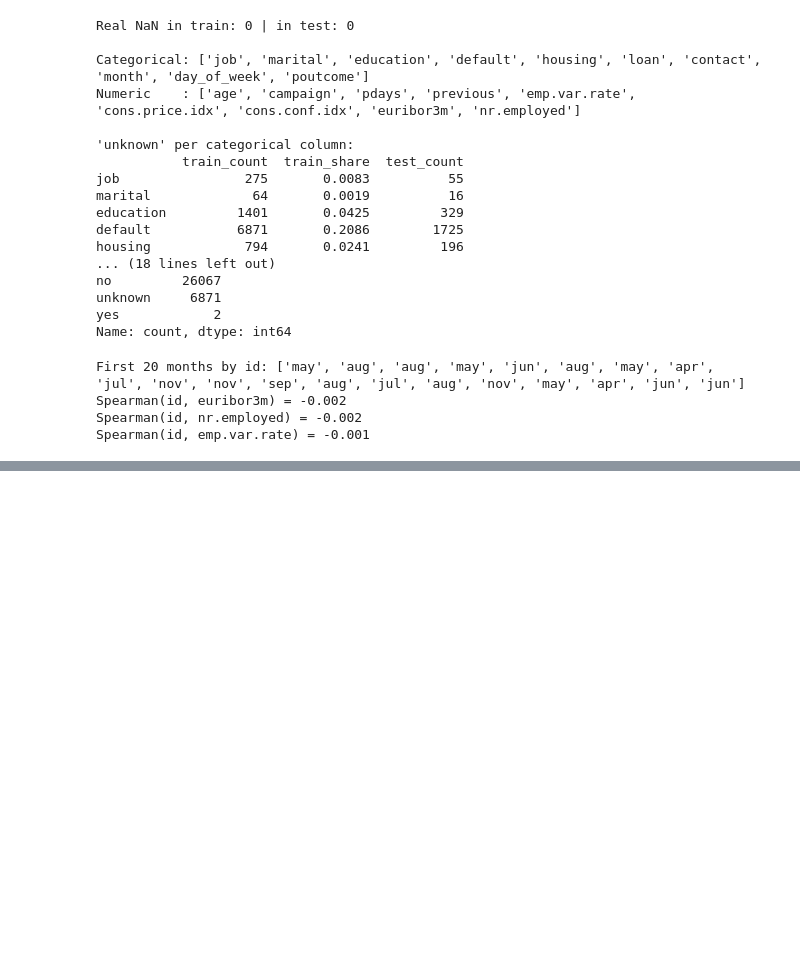
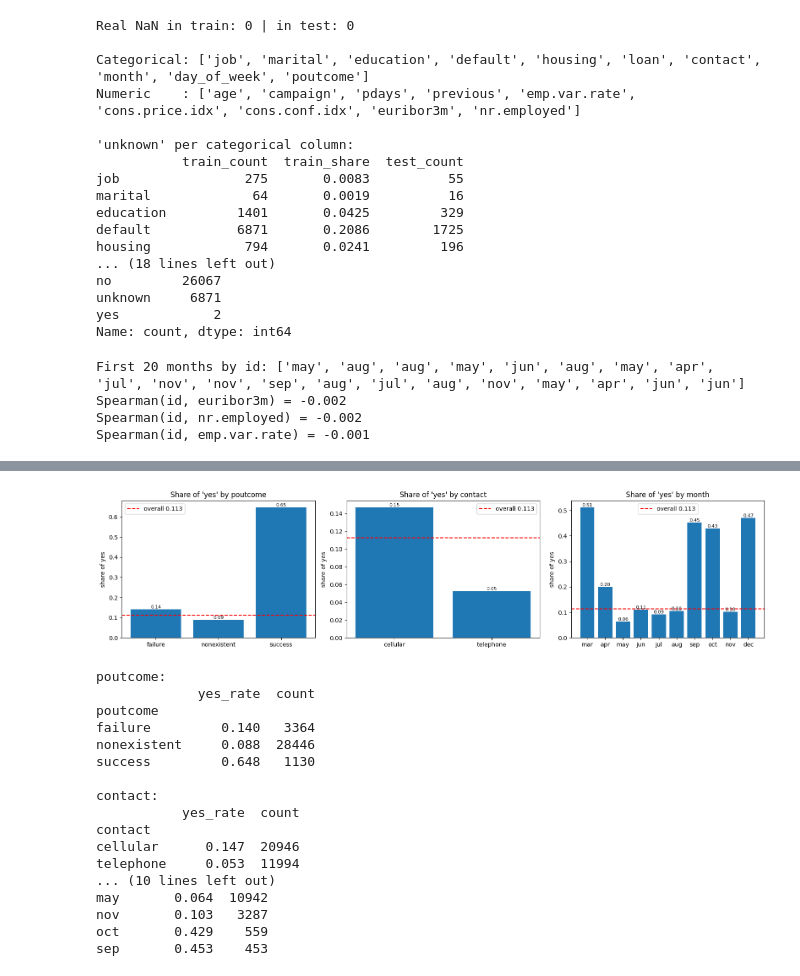
Before and after one commit to danieldiaz-smakov/smakov_ML_task_3, a Jupyter notebook: smakov_task3.ipynb, the cells around one changed output, grey strips where cells are left out. Cells and saved outputs as stored; diff of their text form; code cells hidden in the pictures; blank space fills up the shorter version.

Commit message:
EDA: missing values, sentinel, feature plots

```diff
--- a/smakov_task3.ipynb
+++ b/smakov_task3.ipynb
@@ -133,3 +133,14 @@ First 20 months by id: ['may', 'aug', 'aug', 'may', 'jun', 'aug', 'may', 'apr',
 Spearman(id, euribor3m) = -0.002
 Spearman(id, nr.employed) = -0.002
 Spearman(id, emp.var.rate) = -0.001
+# %%
+print("poutcome vs previous == 0:")
+print(pd.crosstab(train["poutcome"], train["previous"] == 0))
+
+both = ((train["housing"] == "unknown") & (train["loan"] == "unknown")).sum()
+print(f"\nhousing and loan both 'unknown': {both} rows")
+
+print("\nShare of 'yes' by category (does 'unknown' behave differently?):")
+for col in ["default", "education", "job"]:
+    t = y_all.groupby(train[col]).agg(yes_rate="mean", count="count").round(3)
+    print(f"\n{col}:\n{t}")
@@ -135,0 +165,41 @@ Spearman(id, emp.var.rate) = -0.001
+# %%
+import matplotlib.pyplot as plt
+
+month_order = ["mar", "apr", "may", "jun", "jul", "aug", "sep", "oct", "nov", "dec"]
+
+fig, axes = plt.subplots(1, 3, figsize=(16, 4))
+for ax, col in zip(axes, ["poutcome", "contact", "month"]):
+    t = y_all.groupby(train[col]).agg(yes_rate="mean", count="count")
+    if col == "month":
+        t = t.reindex(month_order)
+    bars = ax.bar(t.index, t["yes_rate"])
+    ax.bar_label(bars, labels=[f"{v:.2f}" for v in t["yes_rate"]], fontsize=8)
+    ax.axhline(y_all.mean(), color="red", linestyle="--", label=f"overall {y_all.mean():.3f}")
+    ax.set_title(f"Share of 'yes' by {col}")
+    ax.set_ylabel("share of yes")
+    ax.legend()
+plt.tight_layout()
+plt.show()
+
+for col in ["poutcome", "contact", "month"]:
+    t = y_all.groupby(train[col]).agg(yes_rate="mean", count="count").round(3)
+    print(f"\n{col}:\n{t}")
+# %% [output]
+[figure, added]
+poutcome:
+             yes_rate  count
+poutcome
+failure         0.140   3364
+nonexistent     0.088  28446
+success         0.648   1130
+
+contact:
+           yes_rate  count
+contact
+cellular      0.147  20946
+telephone     0.053  11994
+... (10 lines left out)
+may       0.064  10942
+nov       0.103   3287
+oct       0.429    559
+sep       0.453    453
```
Also changed, not shown: parts of 4 cells of this notebook.
